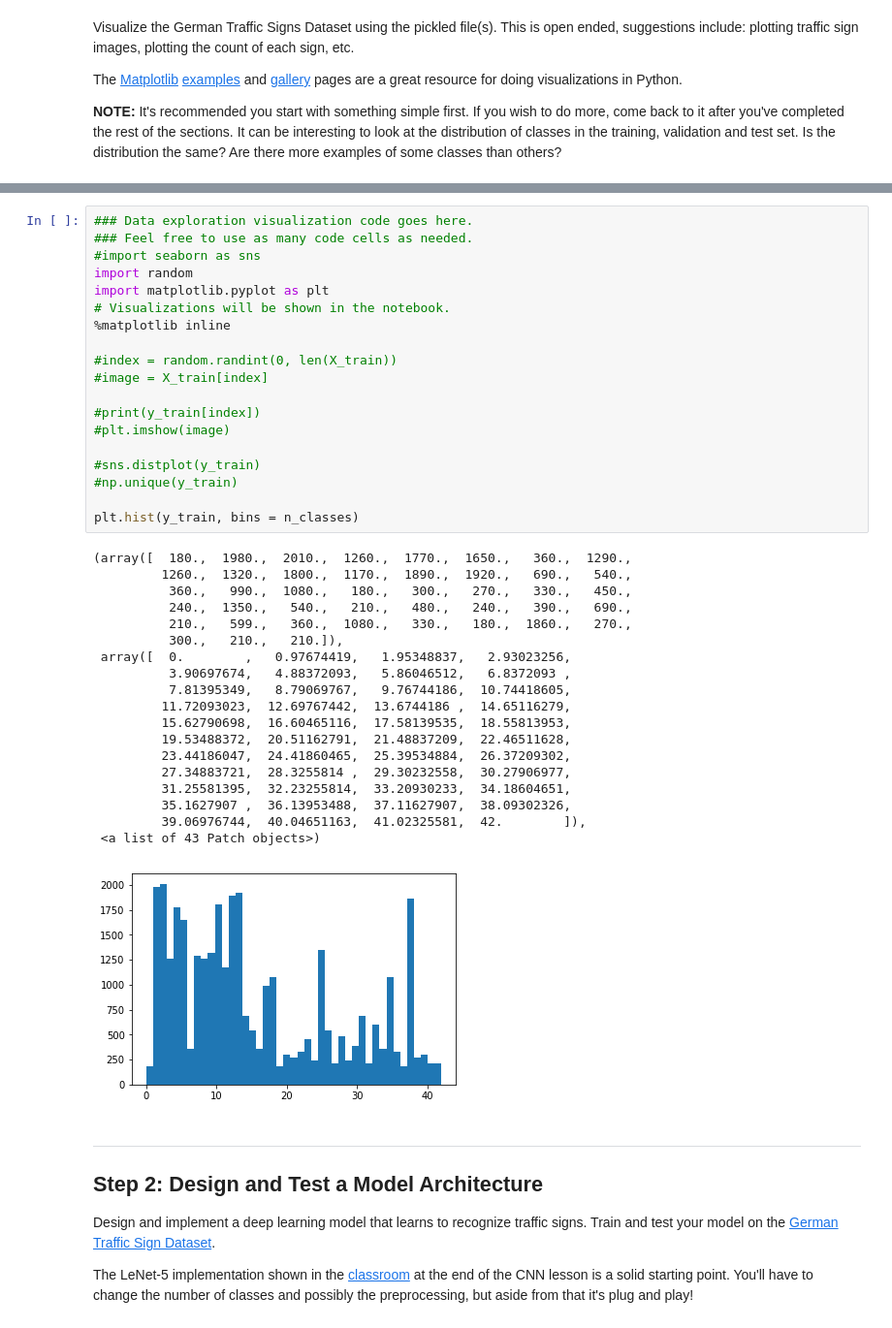
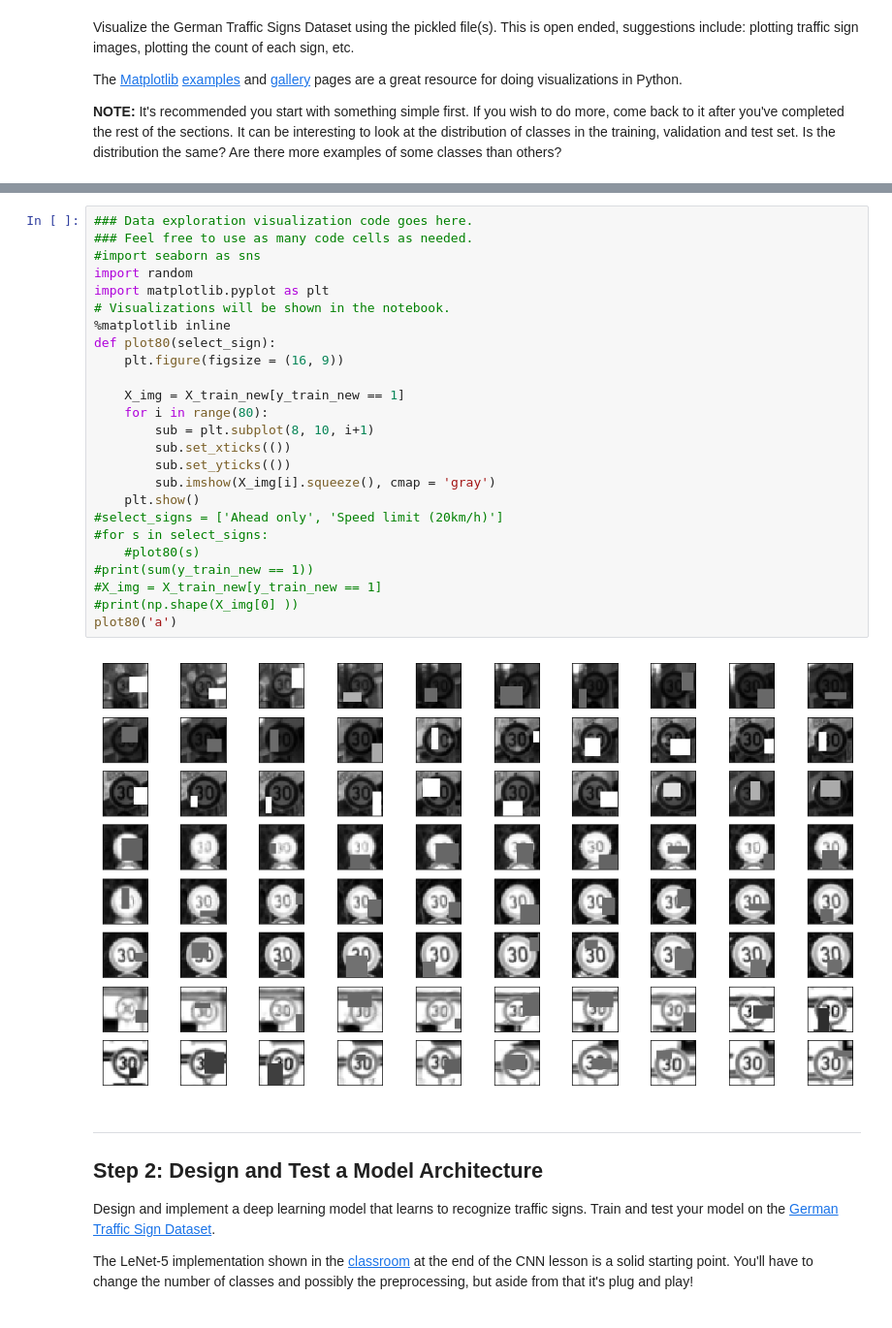
Before and after one commit to xingliuUT/CarND-Traffic-Sign-Classifier-Project, a Jupyter notebook: Traffic_Sign_Classifier.ipynb, the cells around one changed output, grey strips where cells are left out. Shown at 97% size. Saved outputs shown, nothing was run; the diff lists cells and outputs as text.

```diff
--- a/Traffic_Sign_Classifier.ipynb
+++ b/Traffic_Sign_Classifier.ipynb
@@ -97,42 +115,30 @@ The [Matplotlib](http://matplotlib.org/) [examples](http://matplotlib.org/exampl
 # %%
 ### Data exploration visualization code goes here.
 ### Feel free to use as many code cells as needed.
 #import seaborn as sns
 import random
 import matplotlib.pyplot as plt
 # Visualizations will be shown in the notebook.
 %matplotlib inline
+def plot80(select_sign):
+    plt.figure(figsize = (16, 9))
 
-#index = random.randint(0, len(X_train))
-#image = X_train[index]
-
-#print(y_train[index])
-#plt.imshow(image)
-
-#sns.distplot(y_train)
-#np.unique(y_train)
-
-plt.hist(y_train, bins = n_classes)
+    X_img = X_train_new[y_train_new == 1]
+    for i in range(80):
+        sub = plt.subplot(8, 10, i+1)
+        sub.set_xticks(())
+        sub.set_yticks(())
+        sub.imshow(X_img[i].squeeze(), cmap = 'gray')
+    plt.show()
+#select_signs = ['Ahead only', 'Speed limit (20km/h)']
+#for s in select_signs:
+    #plot80(s)
+#print(sum(y_train_new == 1))
+#X_img = X_train_new[y_train_new == 1]
+#print(np.shape(X_img[0] ))
+plot80('a')
 # %% [output]
-(array([  180.,  1980.,  2010.,  1260.,  1770.,  1650.,   360.,  1290.,
-         1260.,  1320.,  1800.,  1170.,  1890.,  1920.,   690.,   540.,
-          360.,   990.,  1080.,   180.,   300.,   270.,   330.,   450.,
-          240.,  1350.,   540.,   210.,   480.,   240.,   390.,   690.,
-          210.,   599.,   360.,  1080.,   330.,   180.,  1860.,   270.,
-          300.,   210.,   210.]),
- array([  0.        ,   0.97674419,   1.95348837,   2.93023256,
-          3.90697674,   4.88372093,   5.86046512,   6.8372093 ,
-          7.81395349,   8.79069767,   9.76744186,  10.74418605,
-         11.72093023,  12.69767442,  13.6744186 ,  14.65116279,
-         15.62790698,  16.60465116,  17.58139535,  18.55813953,
-         19.53488372,  20.51162791,  21.48837209,  22.46511628,
-         23.44186047,  24.41860465,  25.39534884,  26.37209302,
-         27.34883721,  28.3255814 ,  29.30232558,  30.27906977,
-         31.25581395,  32.23255814,  33.20930233,  34.18604651,
-         35.1627907 ,  36.13953488,  37.11627907,  38.09302326,
-         39.06976744,  40.04651163,  41.02325581,  42.        ]),
- <a list of 43 Patch objects>)
-[figure, old version]
+[figure, new version]
 # %% [markdown]
 ----
 
```
Also changed, not shown: parts of 10 cells of this notebook.
